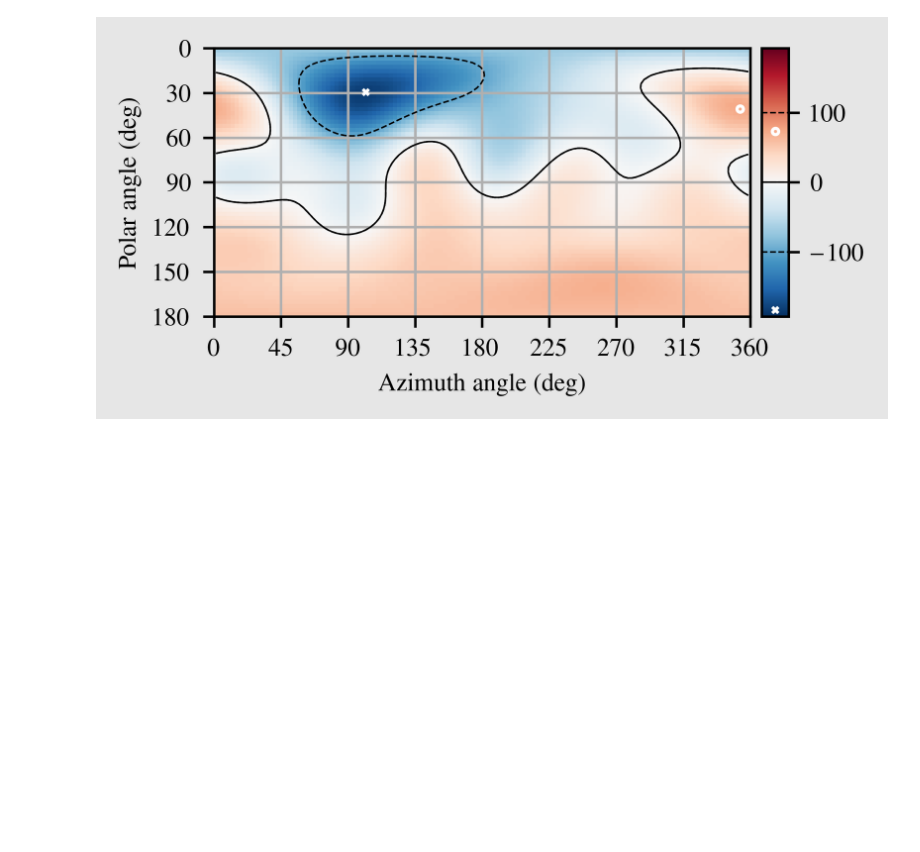
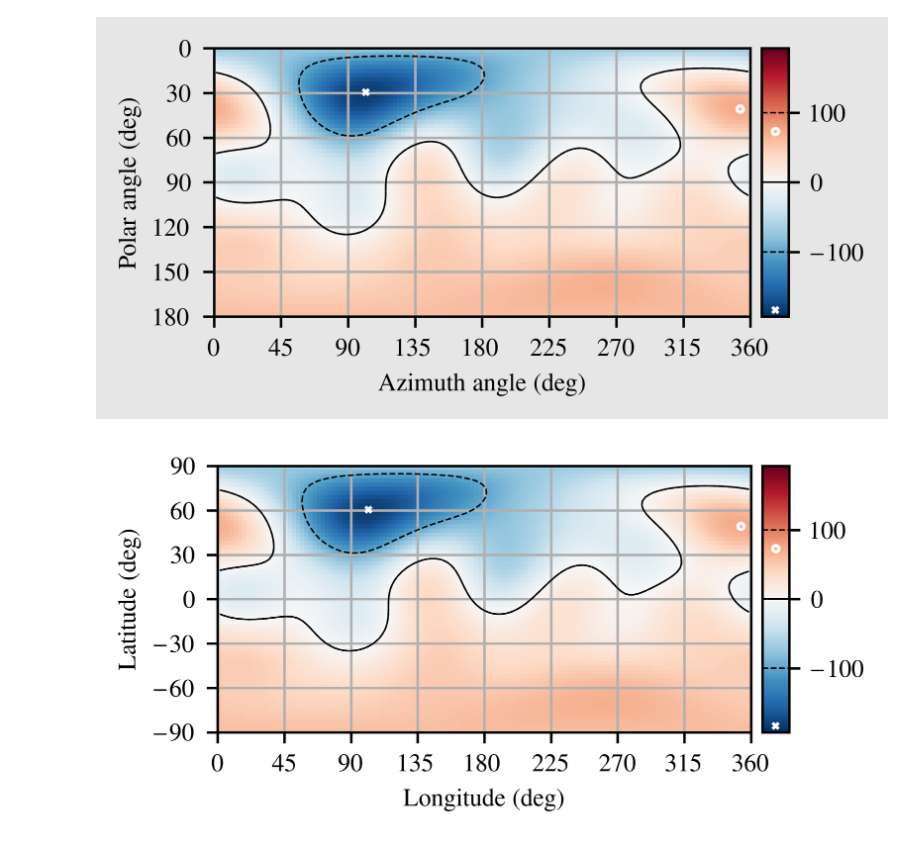
Before and after one commit to svaberg/starwinds-magnetogram, a Jupyter notebook: docs/mnras-style-plot.ipynb, the cells around one changed output. Saved outputs shown, nothing was run; the diff lists cells and outputs as text; code cells hidden in the pictures; blank space fills up the shorter version.

Commit message:
Demonstrate lon-lat plot as well

```diff
--- a/docs/mnras-style-plot.ipynb
+++ b/docs/mnras-style-plot.ipynb
@@ -48,7 +48,7 @@ def draw(lz, ax, cax):
 
     cb.lines[-1].set_linestyle('dashed')
 
-    cb.ax.plot(cb.ax.get_xlim(), [0, 0], 'k-') # my data is between 0 and 1
+    cb.ax.plot(cb.ax.get_xlim(), [0, 0], 'k-')
 
     cb.ax.plot(np.mean(cb.ax.get_xlim()),
                np.max(field_centers), color='w', marker='o',
@@ -56,6 +56,8 @@ def draw(lz, ax, cax):
     cb.ax.plot(np.mean(cb.ax.get_xlim()),
                np.min(field_centers), color='w', marker='x',
                linestyle="none", markersize=2, fillstyle='none')
+
+    return img
 # %%
 fig, ax = plt.subplots()
 
@@ -93,0 +95,22 @@ plt.savefig("fitted-boundaries.pdf")
+# %%
+#
+# This is a sligthly hacky way of plotting against longitude and latitude
+# instead of azimuth angle and polar angle.
+#
+fig, ax = plt.subplots()
+cax = make_axes_locatable(ax).append_axes("right", size="5%", pad=0.05)
+img = draw(lz, ax, cax=cax)
+
+# Change y tick labels to latitude
+# ax.set_yticklabels(90-ax.get_yticks())  # This produces unsightly short minus signs
+ax.set_yticklabels(f'$\\mathdefault{{{90 - v}}}$' for v in ax.get_yticks())
+ax.set_ylabel('Latitude (deg)')
+
+# Change x tick labels to longitude
+ax.set_xlabel('Longitude (deg)')
+
+fig.set_figheight(0.48 * fig.get_figwidth())
+plt.subplots_adjust(left=.13, right=.89, top=1.15, bottom=.05)
+plt.savefig("magnetogram-lon-lat.png")
+# %% [output]
+[figure, added]
```
Also changed, not shown: parts of 2 cells of this notebook, 1 other file.
